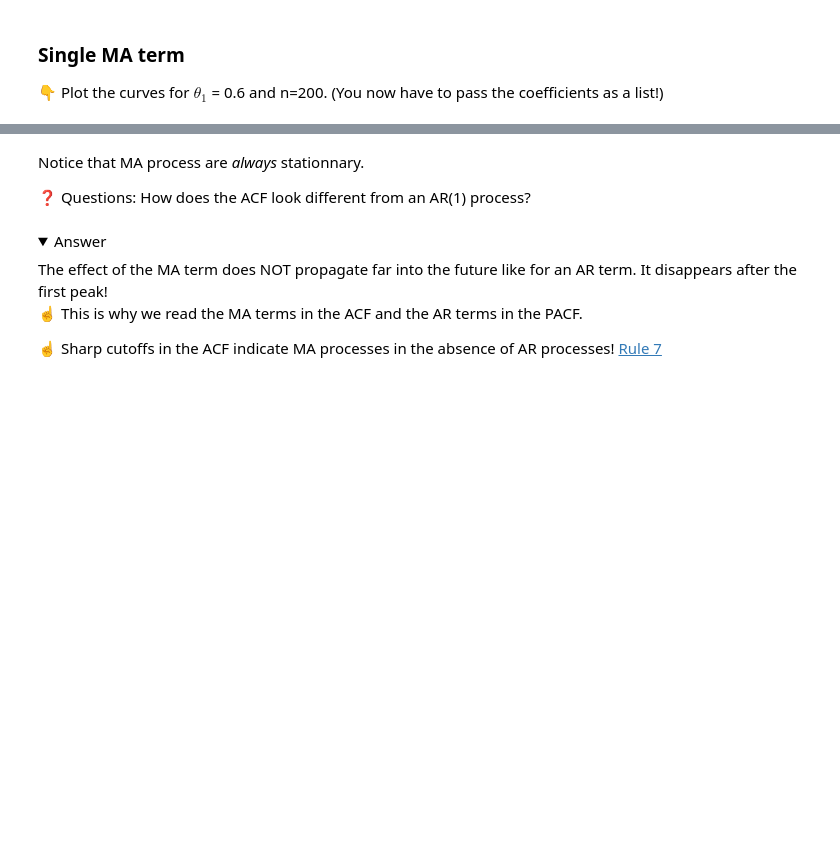
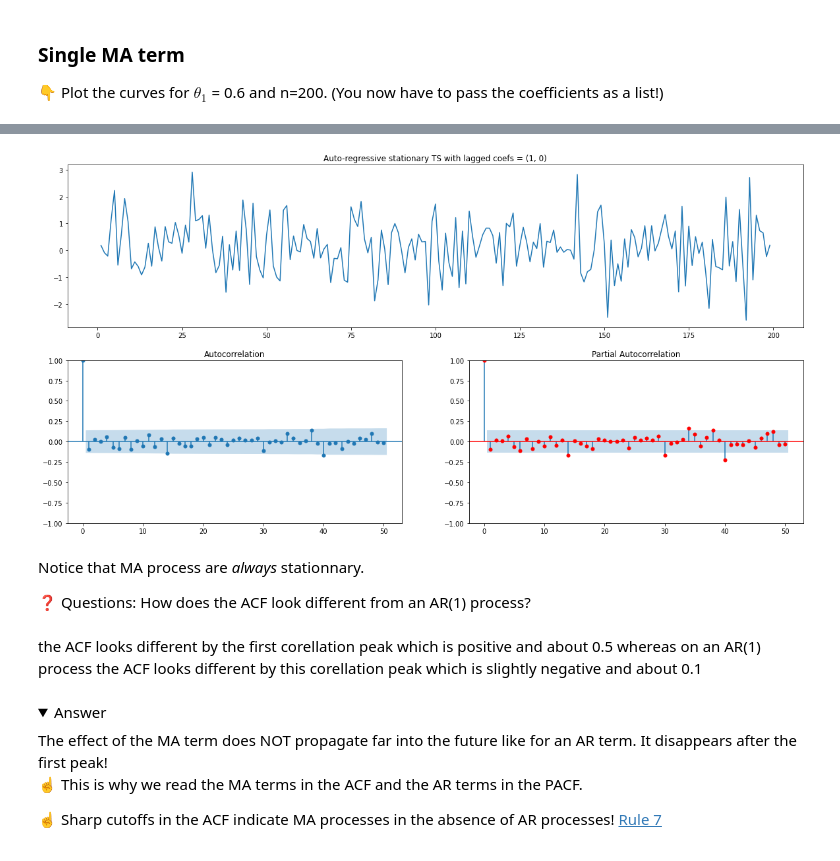
Before and after one commit to flo-collab/P16_timeseries, a Jupyter notebook: 01-Artificial-Time-Series/artificial_time_series.ipynb, the cells around one changed output, grey strips where cells are left out. Cells and saved outputs as stored; diff of their text form; code cells hidden in the pictures; folded sections open; blank space fills up the shorter version.

```diff
--- a/01-Artificial-Time-Series/artificial_time_series.ipynb
+++ b/01-Artificial-Time-Series/artificial_time_series.ipynb
@@ -350,7 +359,14 @@ def ma_process(coef_list, n=200, show_plot=True, return_y=False):
+# %%
+plot_ar_process(ar1=1,diff= 1, n=200)
+# %% [output]
+[figure, added]
 # %% [markdown]
 Notice that MA process are _always_ stationnary.
 
 ❓️ Questions: How does the ACF look different from an AR(1) process?
+# %% [markdown]
+the ACF looks different by the first corellation peak which is positive and about 0.5
+whereas on an AR(1) process the ACF looks different by this corellation peak which is slightly negative and about 0.1
 # %% [markdown]
 <details>
     <summary>Answer</summary>
```
Also changed, not shown: parts of 24 cells of this notebook, 10 other files.
